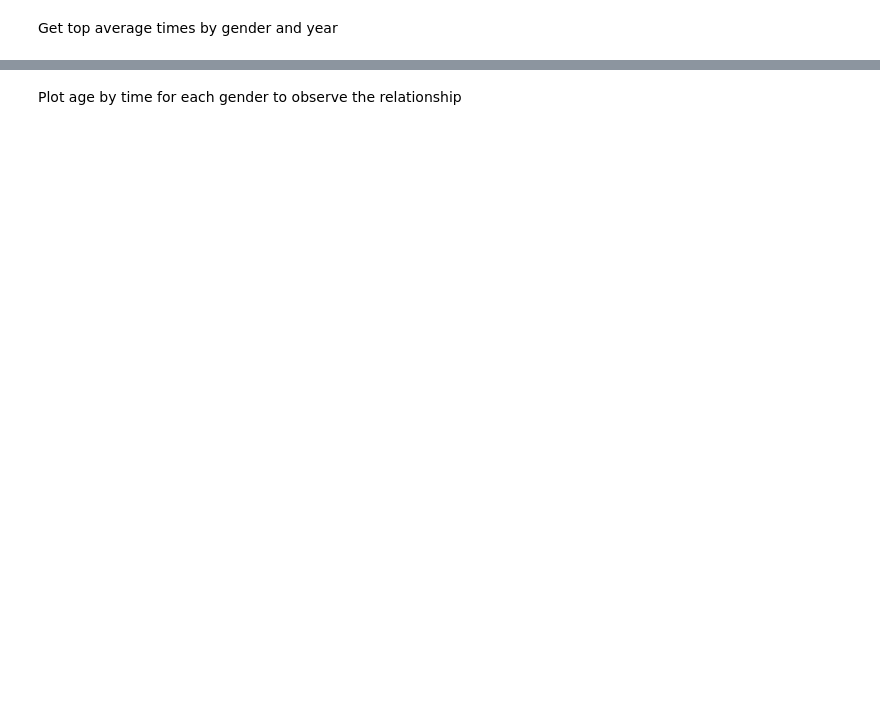
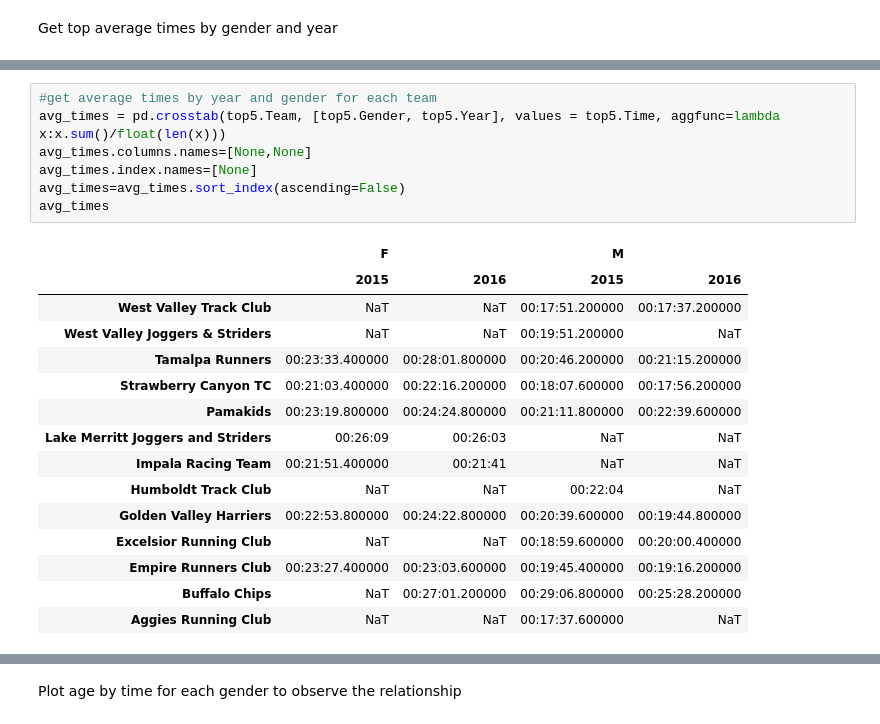
Before and after one commit to agaidus/web_scraping_race_results, a Jupyter notebook: Extract and Visualize Race Results.ipynb, the cells around one changed output, grey strips where cells are left out. Cells and saved outputs as stored; diff of their text form; blank space fills up the shorter version.

```diff
--- a/Extract and Visualize Race Results.ipynb
+++ b/Extract and Visualize Race Results.ipynb
@@ -221,0 +229,23 @@ got_slower.value_counts().plot(kind='pie', ax=ax, autopct='%1.1f%%', startangle=
+# %%
+#get average times by year and gender for each team
+avg_times = pd.crosstab(top5.Team, [top5.Gender, top5.Year], values = top5.Time, aggfunc=lambda x:x.sum()/float(len(x)))
+avg_times.columns.names=[None,None]
+avg_times.index.names=[None]
+avg_times=avg_times.sort_index(ascending=False)
+avg_times
+# %% [output]
+|  | F |  | M |  |
+|  | 2015 | 2016 | 2015 | 2016 |
+| West Valley Track Club | NaT | NaT | 00:17:51.200000 | 00:17:37.200000 |
+| West Valley Joggers & Striders | NaT | NaT | 00:19:51.200000 | NaT |
+| Tamalpa Runners | 00:23:33.400000 | 00:28:01.800000 | 00:20:46.200000 | 00:21:15.200000 |
+| Strawberry Canyon TC | 00:21:03.400000 | 00:22:16.200000 | 00:18:07.600000 | 00:17:56.200000 |
+| Pamakids | 00:23:19.800000 | 00:24:24.800000 | 00:21:11.800000 | 00:22:39.600000 |
+| Lake Merritt Joggers and Striders | 00:26:09 | 00:26:03 | NaT | NaT |
+| Impala Racing Team | 00:21:51.400000 | 00:21:41 | NaT | NaT |
+| Humboldt Track Club | NaT | NaT | 00:22:04 | NaT |
+| Golden Valley Harriers | 00:22:53.800000 | 00:24:22.800000 | 00:20:39.600000 | 00:19:44.800000 |
+| Excelsior Running Club | NaT | NaT | 00:18:59.600000 | 00:20:00.400000 |
+| Empire Runners Club | 00:23:27.400000 | 00:23:03.600000 | 00:19:45.400000 | 00:19:16.200000 |
+| Buffalo Chips | NaT | 00:27:01.200000 | 00:29:06.800000 | 00:25:28.200000 |
+| Aggies Running Club | NaT | NaT | 00:17:37.600000 | NaT |
```
Also changed, not shown: parts of 47 cells of this notebook, 3 other files.
